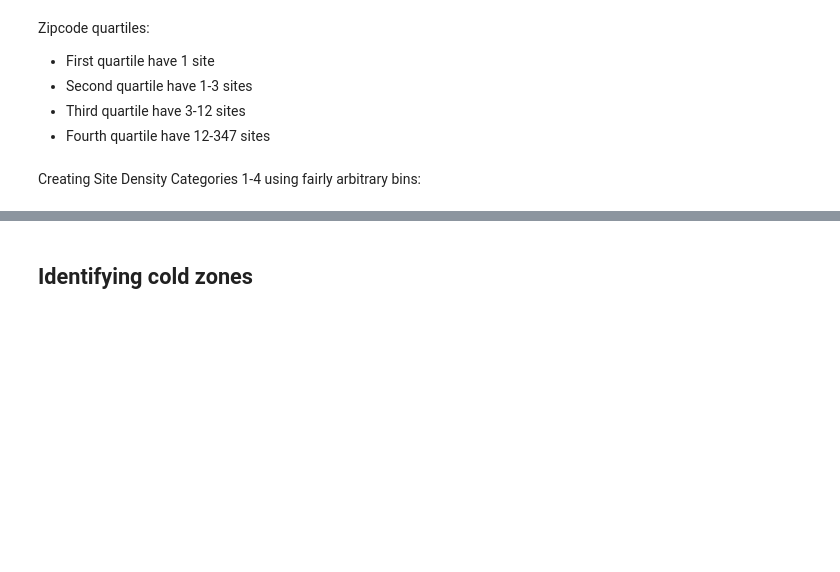
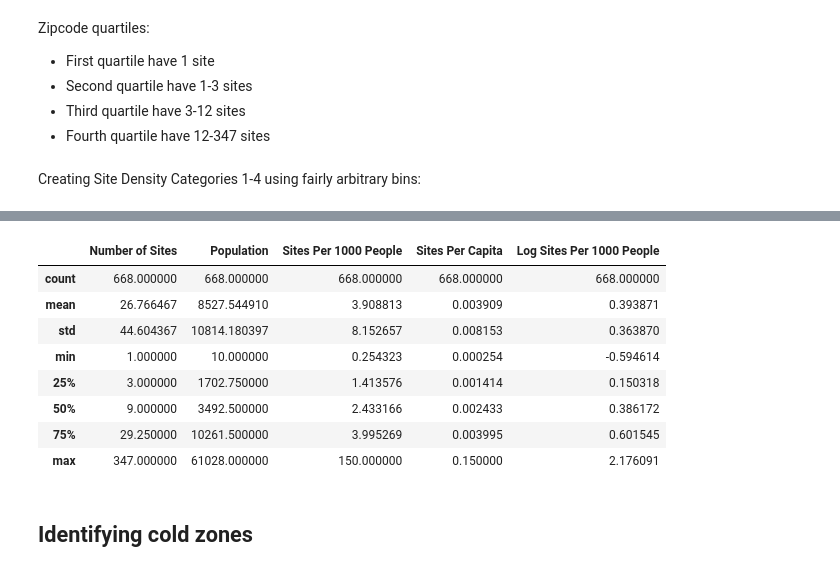
Before and after one commit to datakind/uwwi-datadive-dec-22, a Jupyter notebook: Cold zone identification/Service sites per zip code.ipynb, the cells around one changed output, grey strips where cells are left out. Saved outputs shown, nothing was run; the diff lists cells and outputs as text; code cells hidden in the pictures; blank space fills up the shorter version.

```diff
--- a/Cold zone identification/Service sites per zip code.ipynb
+++ b/Cold zone identification/Service sites per zip code.ipynb
@@ -189,2 +280,3 @@ site_count.info()
 # %%
 zip_pop = pd.read_csv('./population_zip.csv')
+zip_pop.columns = ['Zip', 'Population']
@@ -193,4 +283,4 @@ zip_pop.head()
 # %%
-zip_pop['ZIP'] = zip_pop['ZIP'].astype(str)
+zip_pop['Zip'] = zip_pop['Zip'].astype(str)
 # %%
-site_pop = site_count.merge(zip_pop, on='ZIP')
+site_pop = site_count.merge(zip_pop, on='Zip')
@@ -199,3 +287,4 @@ site_pop.info()
 # %%
+site_pop['Sites Per 1000 People'] = (site_pop['Number of Sites'] / (site_pop['Population']/1000))
 site_pop['Sites Per Capita'] = (site_pop['Number of Sites'] / site_pop['Population'])
 site_pop.head()
@@ -208,8 +312,20 @@ site_pop.info()
 # %%
+# Log-density value to shrink large range
+
 import numpy as np
 
-site_pop['Log Sites Per Capita'] = np.log10(site_pop['Sites Per Capita'])
+site_pop['Log Sites Per 1000 People'] = np.log10(site_pop['Sites Per 1000 People'])
 site_pop.describe()
+# %% [output]
+|  | Number of Sites | Population | Sites Per 1000 People | Sites Per Capita | Log Sites Per 1000 People |
+| count | 668.000000 | 668.000000 | 668.000000 | 668.000000 | 668.000000 |
+| mean | 26.766467 | 8527.544910 | 3.908813 | 0.003909 | 0.393871 |
+| std | 44.604367 | 10814.180397 | 8.152657 | 0.008153 | 0.363870 |
+| min | 1.000000 | 10.000000 | 0.254323 | 0.000254 | -0.594614 |
+| 25% | 3.000000 | 1702.750000 | 1.413576 | 0.001414 | 0.150318 |
+| 50% | 9.000000 | 3492.500000 | 2.433166 | 0.002433 | 0.386172 |
+| 75% | 29.250000 | 10261.500000 | 3.995269 | 0.003995 | 0.601545 |
+| max | 347.000000 | 61028.000000 | 150.000000 | 0.150000 | 2.176091 |
 # %%
 # Creating the map centered at Wisconsin state
 percapita_map = folium.Map(location=[44.808444, -89.673194],
```
Also changed, not shown: parts of 42 cells of this notebook, 6 other files.
